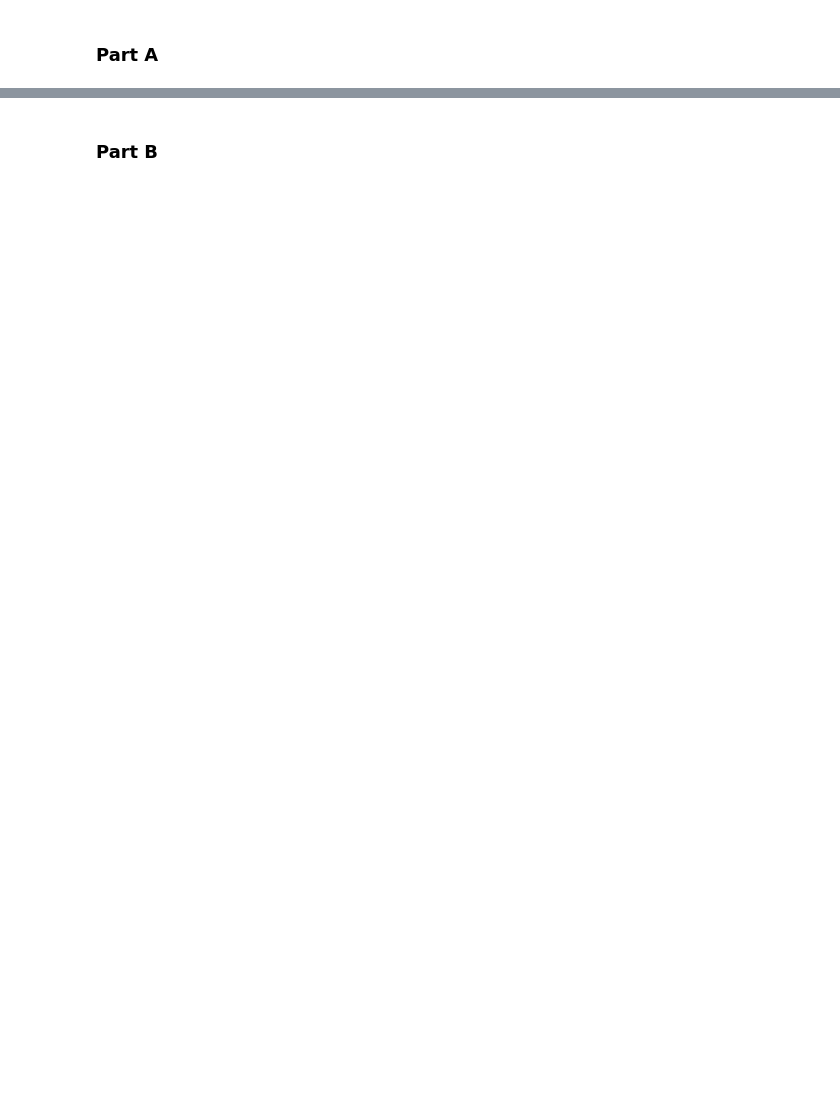
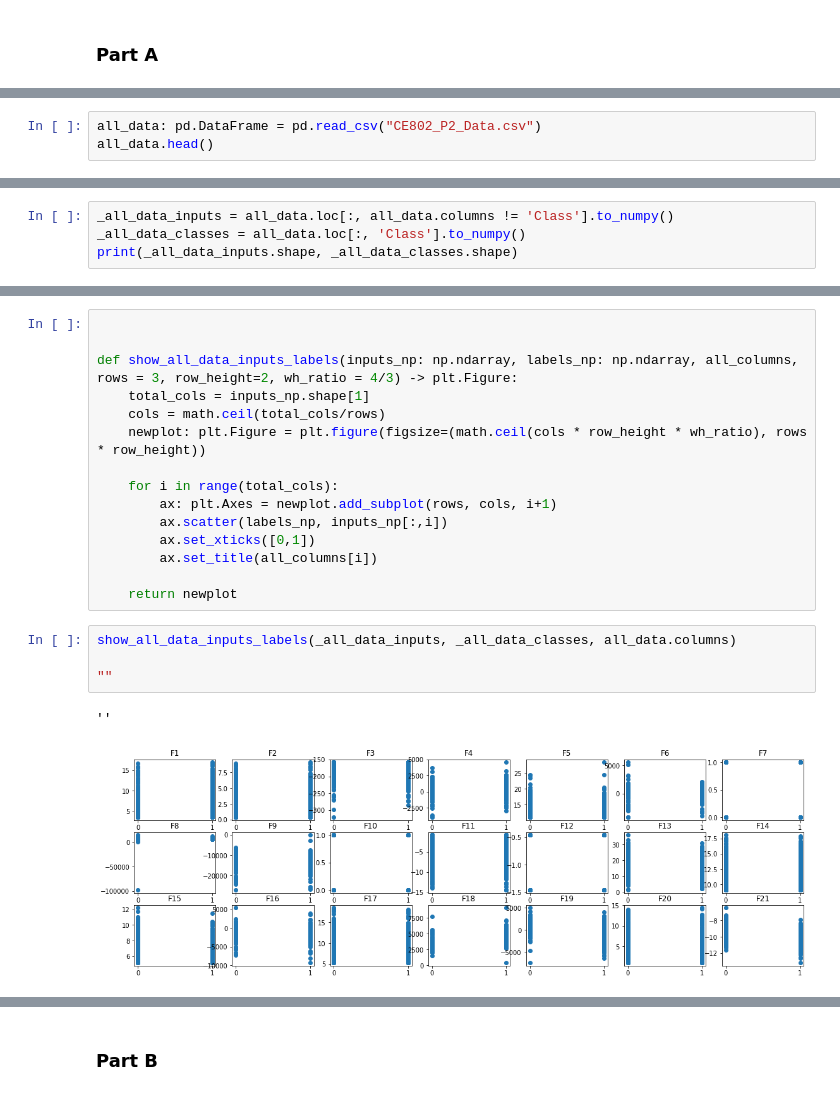
Before and after one commit to 11BelowStudio/ce802labs, a Jupyter notebook: assignment/CE802_P2_Notebook.ipynb, the cells around one changed output, grey strips where cells are left out. Saved outputs shown, nothing was run; the diff lists cells and outputs as text; blank space fills up the shorter version.

```diff
--- a/assignment/CE802_P2_Notebook.ipynb
+++ b/assignment/CE802_P2_Notebook.ipynb
@@ -7,0 +28,3 @@ import pandas as pd
+# %%
+all_data: pd.DataFrame = pd.read_csv("CE802_P2_Data.csv")
+all_data.head()
@@ -7,0 +63,4 @@ import pandas as pd
+# %%
+_all_data_inputs = all_data.loc[:, all_data.columns != 'Class'].to_numpy()
+_all_data_classes = all_data.loc[:, 'Class'].to_numpy()
+print(_all_data_inputs.shape, _all_data_classes.shape)
@@ -7,0 +82,22 @@ import pandas as pd
+# %%
+
+
+def show_all_data_inputs_labels(inputs_np: np.ndarray, labels_np: np.ndarray, all_columns, rows = 3, row_height=2, wh_ratio = 4/3) -> plt.Figure:
+    total_cols = inputs_np.shape[1]
+    cols = math.ceil(total_cols/rows)
+    newplot: plt.Figure = plt.figure(figsize=(math.ceil(cols * row_height * wh_ratio), rows * row_height))
+
+    for i in range(total_cols):
+        ax: plt.Axes = newplot.add_subplot(rows, cols, i+1)
+        ax.scatter(labels_np, inputs_np[:,i])
+        ax.set_xticks([0,1])
+        ax.set_title(all_columns[i])
+
+    return newplot
+# %%
+show_all_data_inputs_labels(_all_data_inputs, _all_data_classes, all_data.columns)
+
+""
+# %% [output]
+''
+[figure, added]
```
Also changed, not shown: parts of 19 cells of this notebook.
